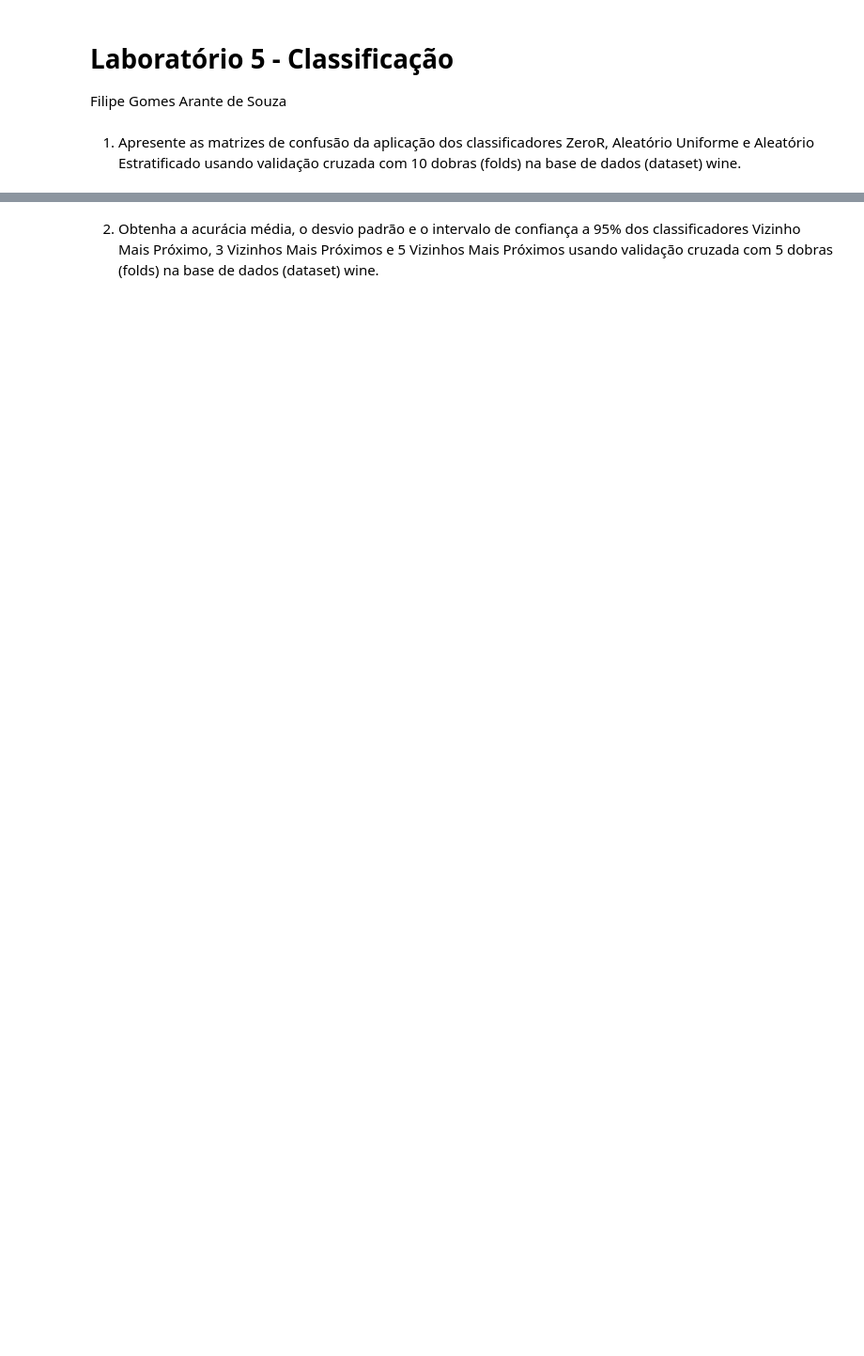
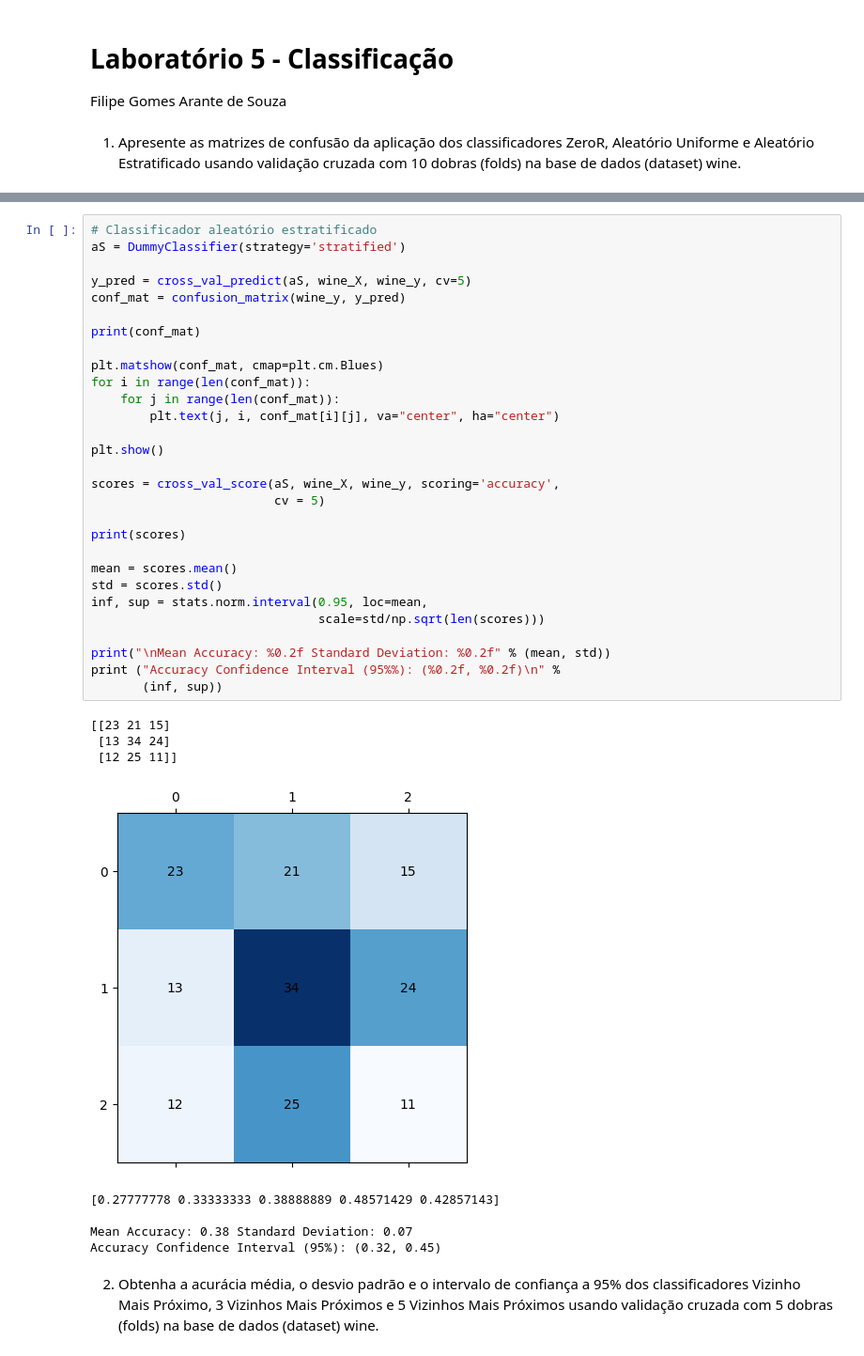
Before and after one commit to gomesfilipe/inteligencia-artificial, a Jupyter notebook: labs/lab5/lab5.ipynb, the cells around one changed output, grey strips where cells are left out. Shown: that part at 94% size. Drawn from its saved outputs; the diff is of its cells as text; blank space fills up the shorter version.

```diff
--- a/labs/lab5/lab5.ipynb
+++ b/labs/lab5/lab5.ipynb
@@ -8,3 +99,41 @@ wine.
+# %%
+# Classificador aleatório estratificado
+aS = DummyClassifier(strategy='stratified')
+
+y_pred = cross_val_predict(aS, wine_X, wine_y, cv=5)
+conf_mat = confusion_matrix(wine_y, y_pred)
+
+print(conf_mat)
+
+plt.matshow(conf_mat, cmap=plt.cm.Blues)
+for i in range(len(conf_mat)):
+    for j in range(len(conf_mat)):
+        plt.text(j, i, conf_mat[i][j], va="center", ha="center")
+
+plt.show()
+
+scores = cross_val_score(aS, wine_X, wine_y, scoring='accuracy',
+                         cv = 5)
+
+print(scores)
+
+mean = scores.mean()
+std = scores.std()
+inf, sup = stats.norm.interval(0.95, loc=mean,
+                               scale=std/np.sqrt(len(scores)))
+
+print("\nMean Accuracy: %0.2f Standard Deviation: %0.2f" % (mean, std))
+print ("Accuracy Confidence Interval (95%%): (%0.2f, %0.2f)\n" %
+       (inf, sup))
+# %% [output]
+[[23 21 15]
+ [13 34 24]
+ [12 25 11]]
+[figure, added]
+[0.27777778 0.33333333 0.38888889 0.48571429 0.42857143]
+
+Mean Accuracy: 0.38 Standard Deviation: 0.07
+Accuracy Confidence Interval (95%): (0.32, 0.45)
 # %% [markdown]
 2. Obtenha a acurácia média, o desvio padrão e o intervalo de confiança a 95% dos classificadores
 Vizinho Mais Próximo, 3 Vizinhos Mais Próximos e 5 Vizinhos Mais Próximos usando validação
```
Also changed, not shown: parts of 10 cells of this notebook.
